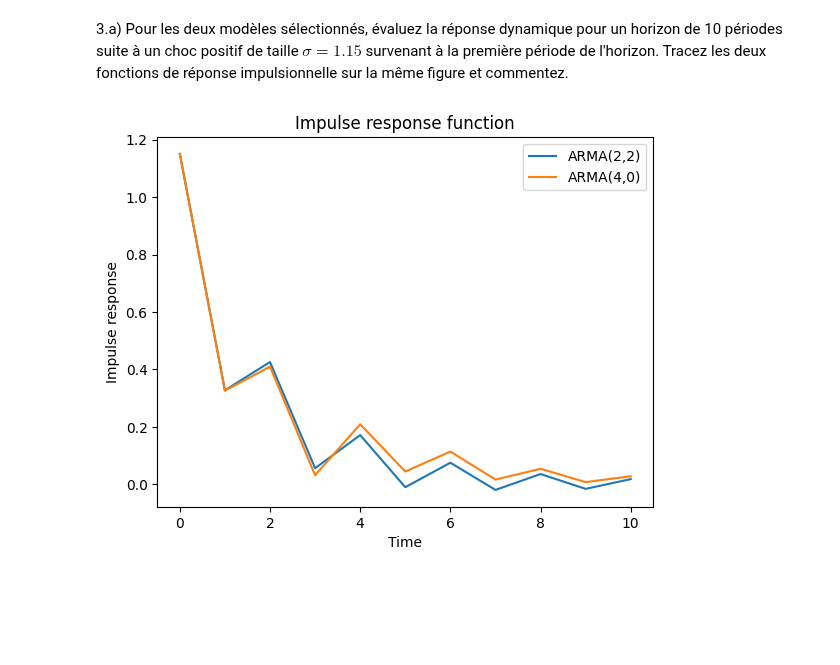
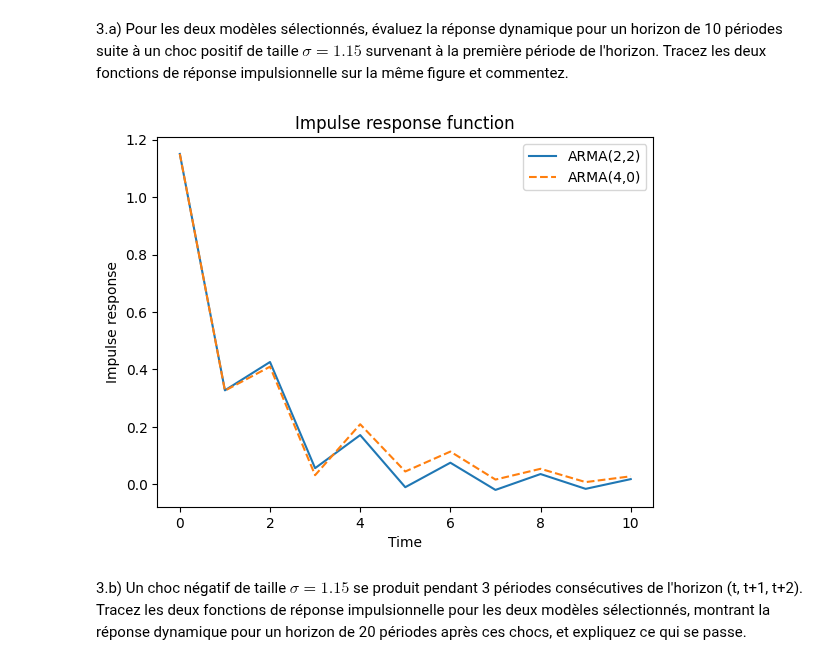
Before and after one commit to Thomas4390/econometrics_tp1, a Jupyter notebook: tp1.ipynb, the cells around one changed output. Drawn from its saved outputs; the diff is of its cells as text; code cells hidden in the pictures; blank space fills up the shorter version.

```diff
--- a/tp1.ipynb
+++ b/tp1.ipynb
@@ -498,16 +484,16 @@ Après avoir effectué le test de Ljung-Box sur le modèle AR(1), on remarque qu
 # %%
 sigma = 1.15
 # %%
-impulse_res_arma22 = sigma * arma_models["ARMA(2,2)"].impulse_responses(steps=10)
+impulse_res_arma22 = arma_models["ARMA(2,2)"].impulse_responses(steps=10, impulse=[sigma])
 # %%
-impulse_res_arma40 = sigma * arma_models["ARMA(4,0)"].impulse_responses(steps=10)
+impulse_res_arma40 = arma_models["ARMA(4,0)"].impulse_responses(steps=10, impulse=[sigma])
 # %%
 plt.plot(impulse_res_arma22, label="ARMA(2,2)")
-plt.plot(impulse_res_arma40, label="ARMA(4,0)")
+plt.plot(impulse_res_arma40, label="ARMA(4,0)", linestyle="--")
 plt.legend()
 plt.title("Impulse response function")
 plt.xlabel("Time")
 plt.ylabel("Impulse response")
 plt.show()
 # %% [output]
-[figure, old version]
+[figure, new version]
@@ -515,0 +500,3 @@ plt.show()
+# %% [markdown]
+3.b) Un choc négatif de taille $\sigma = 1.15$ se produit pendant 3 périodes consécutives de l'horizon (t, t+1, t+2). Tracez les deux fonctions de réponse impulsionnelle pour les deux modèles sélectionnés,
+montrant la réponse dynamique pour un horizon de 20 périodes après ces chocs, et expliquez ce qui se passe.
```
Also changed, not shown: parts of 11 cells of this notebook.
